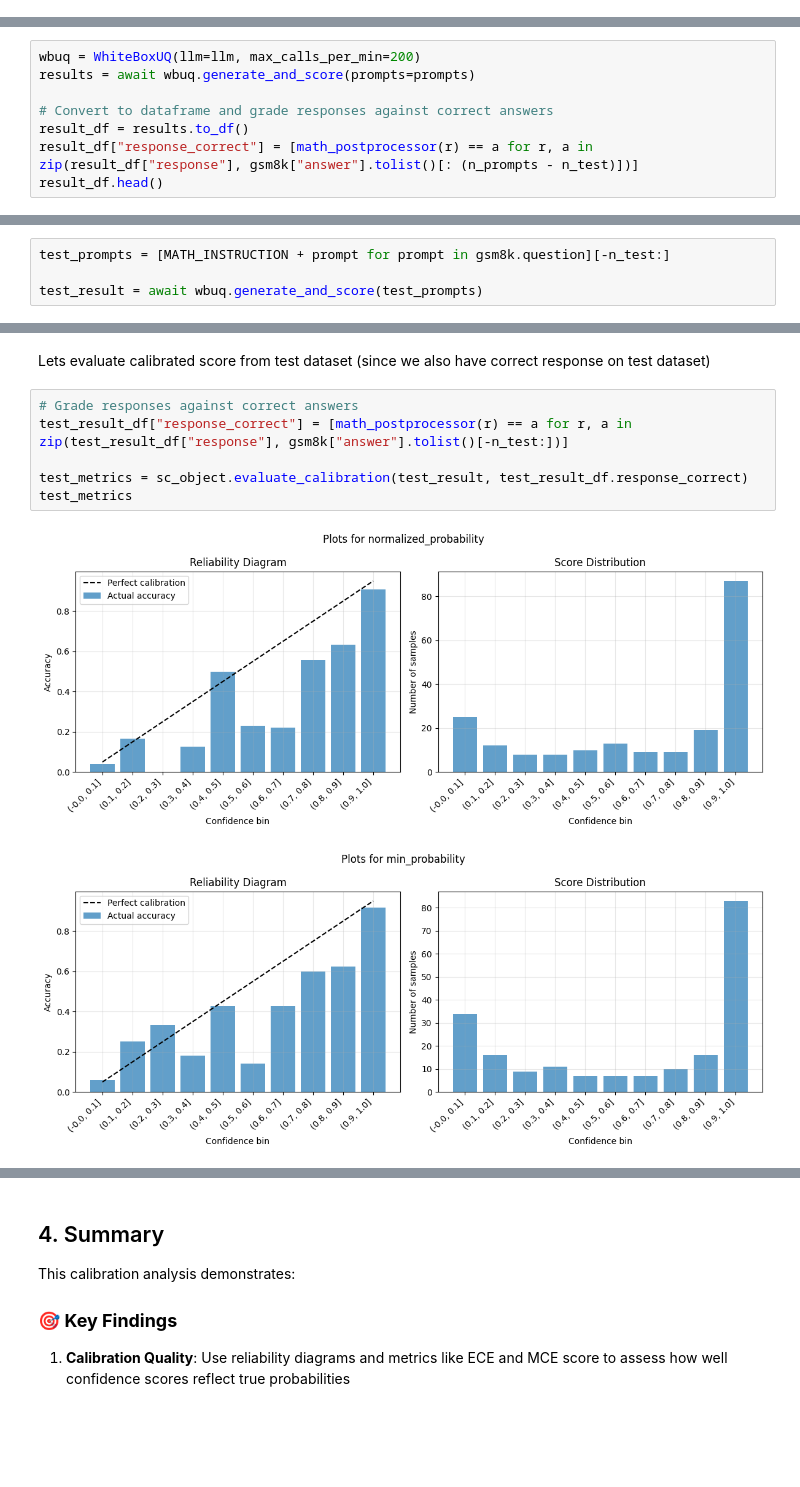
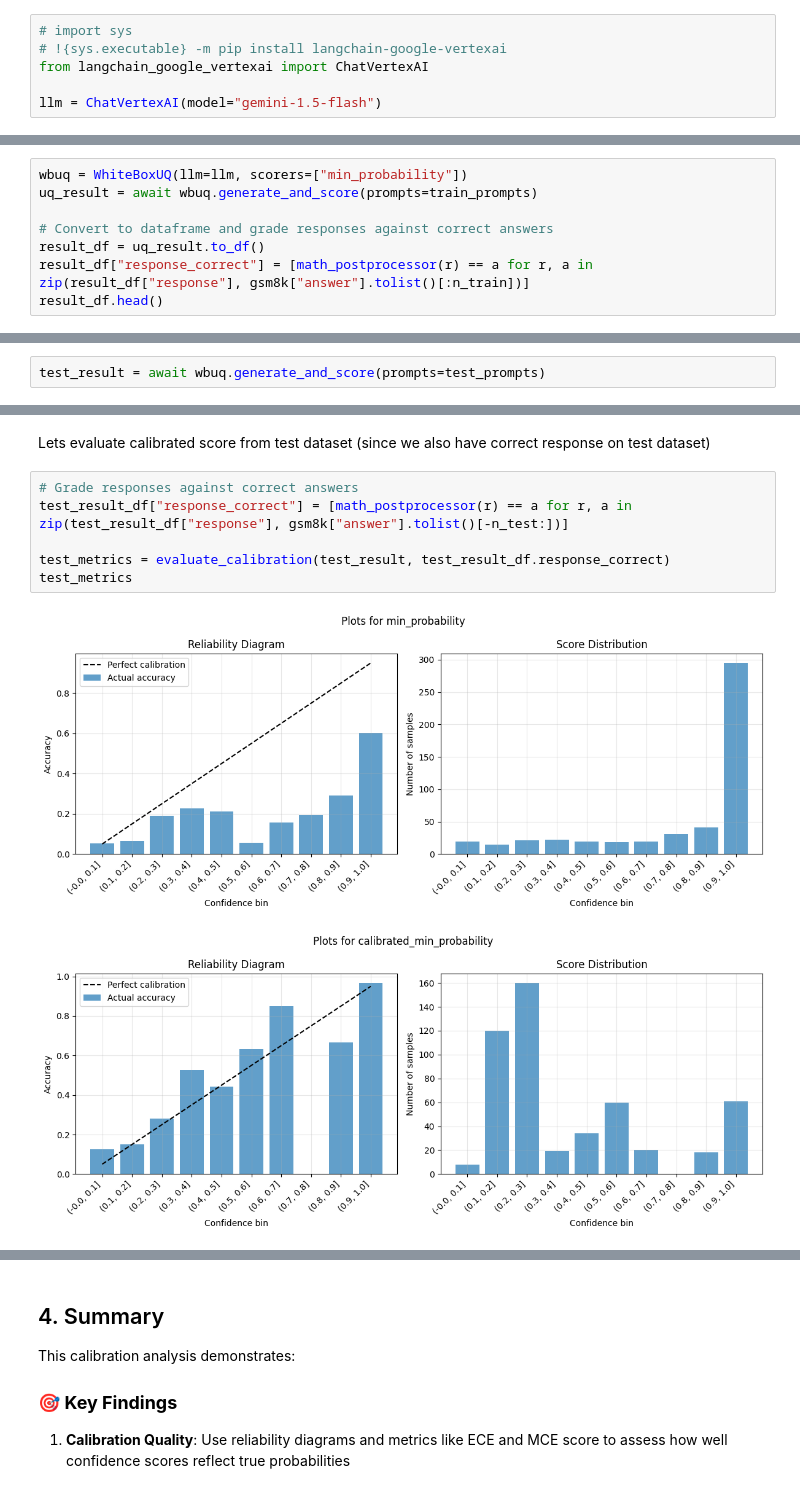
Before and after one commit to nklswld/uqlm, a Jupyter notebook: examples/score_calibration_demo.ipynb, the cells around one changed output, grey strips where cells are left out. Drawn from its saved outputs; the diff is of its cells as text; blank space fills up the shorter version.

Commit message:
update notebook and refactor calibration

```diff
--- a/examples/score_calibration_demo.ipynb
+++ b/examples/score_calibration_demo.ipynb
@@ -97,14 +85,20 @@ llm = AzureChatOpenAI(
+# %%
+# import sys
+# !{sys.executable} -m pip install langchain-google-vertexai
+from langchain_google_vertexai import ChatVertexAI
+
+llm = ChatVertexAI(model="gemini-1.5-flash")
 # %% [markdown]
 <a id='section2'></a>
 ## 2. Compute Confidence Scores
 We generate model responses and associated confidence scores by leveraging the `WhiteBoxUQ` class. This class generates responses (used GPT-4o in this notebook) to prompts, while also estimating a confidence score for each response usign token probabilities.
 # %%
-wbuq = WhiteBoxUQ(llm=llm, max_calls_per_min=200)
-results = await wbuq.generate_and_score(prompts=prompts)
+wbuq = WhiteBoxUQ(llm=llm, scorers=["min_probability"])
+uq_result = await wbuq.generate_and_score(prompts=train_prompts)
 
 # Convert to dataframe and grade responses against correct answers
-result_df = results.to_df()
-result_df["response_correct"] = [math_postprocessor(r) == a for r, a in zip(result_df["response"], gsm8k["answer"].tolist()[: (n_prompts - n_test)])]
+result_df = uq_result.to_df()
+result_df["response_correct"] = [math_postprocessor(r) == a for r, a in zip(result_df["response"], gsm8k["answer"].tolist()[:n_train])]
 result_df.head()
 # %% [output]
 [interactive output not drawn]
@@ -143,7 +137,3 @@ You can evaluate the performance of calibrated scores using `evaluate_calibratio
 # metrics
 # %% [markdown]
 Lets generate responses and compute score on test dataset using `wbuq` object, which will return a `UQResult` object on test dataset which will contain test prompts, responses, and confidence scores.
-# %%
-test_prompts = [MATH_INSTRUCTION + prompt for prompt in gsm8k.question][-n_test:]
-
-test_result = await wbuq.generate_and_score(test_prompts)
@@ -152,0 +140,2 @@ test_result = await wbuq.generate_and_score(test_prompts)
+# %%
+test_result = await wbuq.generate_and_score(prompts=test_prompts)
@@ -172,9 +164,9 @@ Lets evaluate calibrated score from test dataset (since we also have correct res
 # %%
 # Grade responses against correct answers
 test_result_df["response_correct"] = [math_postprocessor(r) == a for r, a in zip(test_result_df["response"], gsm8k["answer"].tolist()[-n_test:])]
 
-test_metrics = sc_object.evaluate_calibration(test_result, test_result_df.response_correct)
+test_metrics = evaluate_calibration(test_result, test_result_df.response_correct)
 test_metrics
 # %% [output]
-[figure, old version]
+[figure, new version]
-[figure, old version]
+[figure, new version]
```
Also changed, not shown: parts of 14 cells of this notebook, 2 other files.
